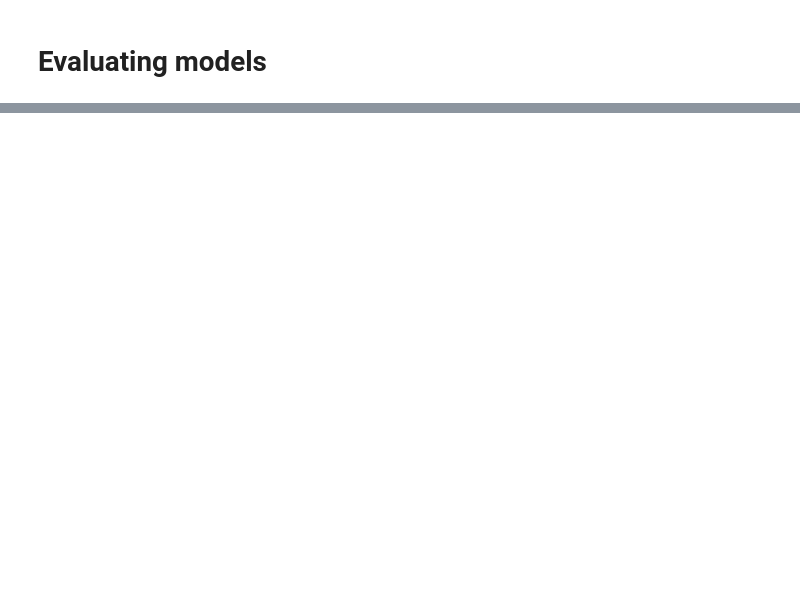
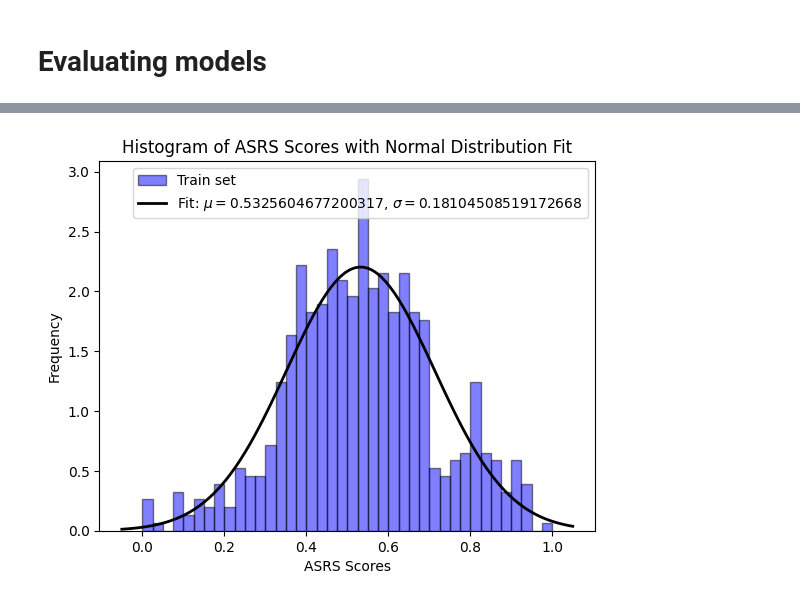
Before and after one commit to TomFiz/neuroforest, a Jupyter notebook: neuroforest-master/notebooks/analyze_trajectories.ipynb, the cells around one changed output, grey strips where cells are left out. Cells and saved outputs as stored; diff of their text form; code cells hidden in the pictures; blank space fills up the shorter version.

```diff
--- a/neuroforest-master/notebooks/analyze_trajectories.ipynb
+++ b/neuroforest-master/notebooks/analyze_trajectories.ipynb
@@ -316,0 +403,24 @@ def eval(model, x_test, y_test):
+# %%
+from scipy.stats import norm
+
+# Fit a normal distribution to the data
+mu, std = norm.fit(y_train.flatten())
+
+# Plot the histogram
+plt.hist(y_train.flatten(), bins=40, alpha=0.5, label='Train set', color='blue', edgecolor='black', density=True)
+# plt.hist(y_test.flatten(), bins=40, alpha=0.5, label='Test set', color='red', edgecolor='black', density=True)
+
+# Plot the PDF
+xmin, xmax = plt.xlim()
+x = np.linspace(xmin, xmax, 100)
+p = norm.pdf(x, mu, std)
+plt.plot(x, p, 'k', linewidth=2, label=f'Fit: $\mu={mu}$, $\sigma={std}$')
+
+# Add labels and title
+plt.xlabel('ASRS Scores')
+plt.ylabel('Frequency')
+plt.title('Histogram of ASRS Scores with Normal Distribution Fit')
+plt.legend()
+plt.show()
+# %% [output]
+[figure, added]
```
Also changed, not shown: parts of 14 cells of this notebook.
